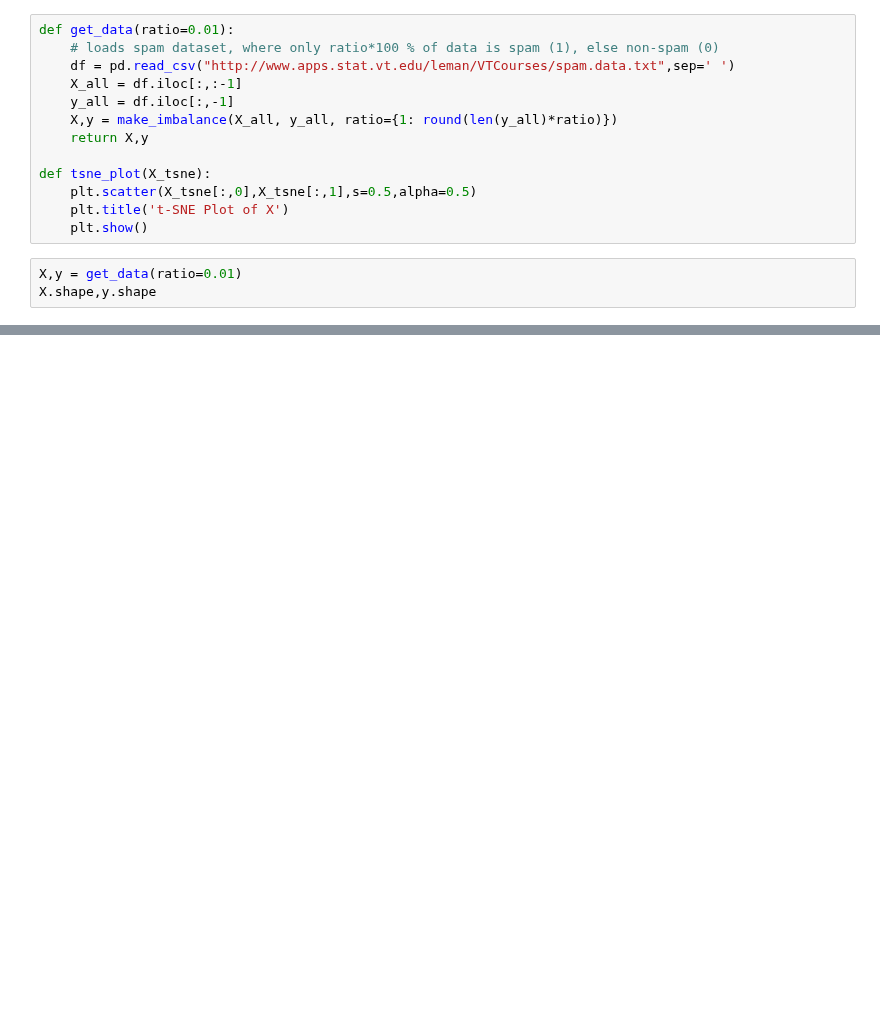
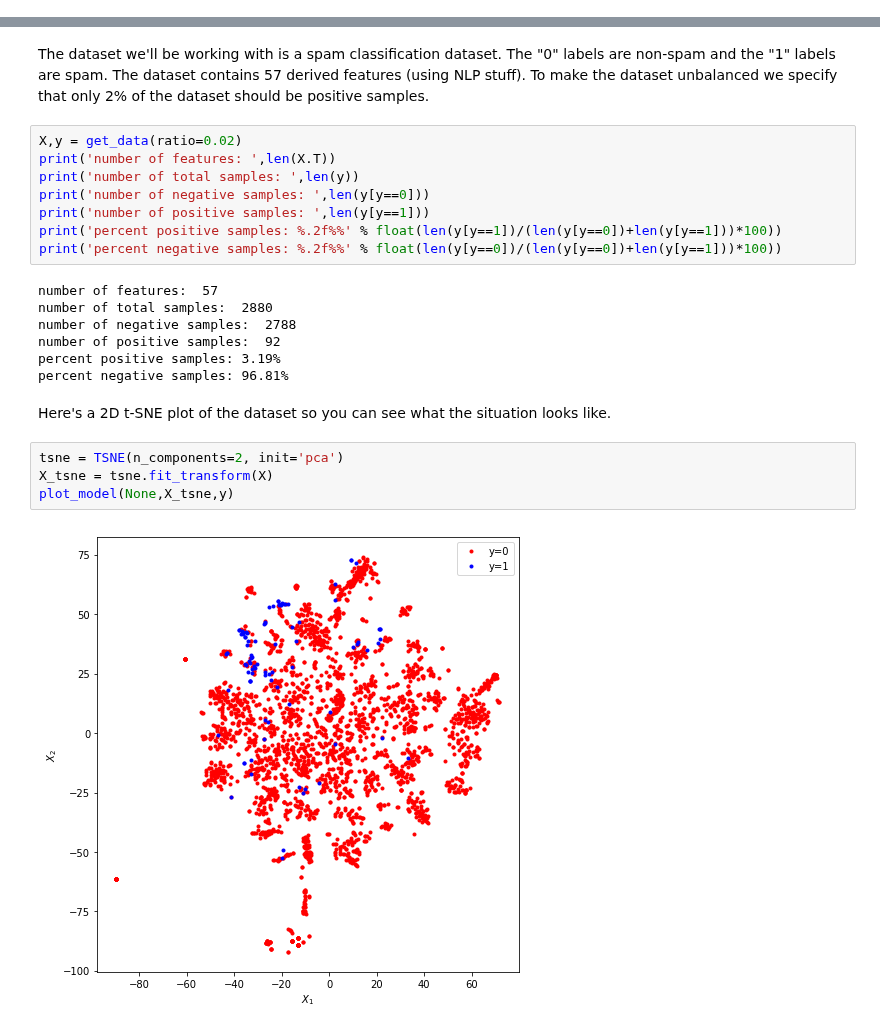
Before and after one commit to rkingery/ml_tutorials, a Jupyter notebook: supervised_anomalies.ipynb, the cells around one changed output, grey strips where cells are left out. Saved outputs shown, nothing was run; the diff lists cells and outputs as text; blank space fills up the shorter version.

```diff
--- a/supervised_anomalies.ipynb
+++ b/supervised_anomalies.ipynb
@@ -24,16 +29,0 @@ np.random.seed(123)
-# %%
-def get_data(ratio=0.01):
-    # loads spam dataset, where only ratio*100 % of data is spam (1), else non-spam (0)
-    df = pd.read_csv("http://www.apps.stat.vt.edu/leman/VTCourses/spam.data.txt",sep=' ')
-    X_all = df.iloc[:,:-1]
-    y_all = df.iloc[:,-1]
-    X,y = make_imbalance(X_all, y_all, ratio={1: round(len(y_all)*ratio)})
-    return X,y
-
-def tsne_plot(X_tsne):
-    plt.scatter(X_tsne[:,0],X_tsne[:,1],s=0.5,alpha=0.5)
-    plt.title('t-SNE Plot of X')
-    plt.show()
-# %%
-X,y = get_data(ratio=0.01)
-X.shape,y.shape
@@ -45,0 +67,25 @@ y[y==1].shape,y[y==0].shape
+# %% [markdown]
+The dataset we'll be working with is a spam classification dataset. The "0" labels are non-spam and the "1" labels are spam. The dataset contains 57 derived features (using NLP stuff). To make the dataset unbalanced we specify that only 2% of the dataset should be positive samples.
+# %%
+X,y = get_data(ratio=0.02)
+print('number of features: ',len(X.T))
+print('number of total samples: ',len(y))
+print('number of negative samples: ',len(y[y==0]))
+print('number of positive samples: ',len(y[y==1]))
+print('percent positive samples: %.2f%%' % float(len(y[y==1])/(len(y[y==0])+len(y[y==1]))*100))
+print('percent negative samples: %.2f%%' % float(len(y[y==0])/(len(y[y==0])+len(y[y==1]))*100))
+# %% [output]
+number of features:  57
+number of total samples:  2880
+number of negative samples:  2788
+number of positive samples:  92
+percent positive samples: 3.19%
+percent negative samples: 96.81%
+# %% [markdown]
+Here's a 2D t-SNE plot of the dataset so you can see what the situation looks like.
+# %%
+tsne = TSNE(n_components=2, init='pca')
+X_tsne = tsne.fit_transform(X)
+plot_model(None,X_tsne,y)
+# %% [output]
+[figure, added]
```
Also changed, not shown: parts of 26 cells of this notebook.
